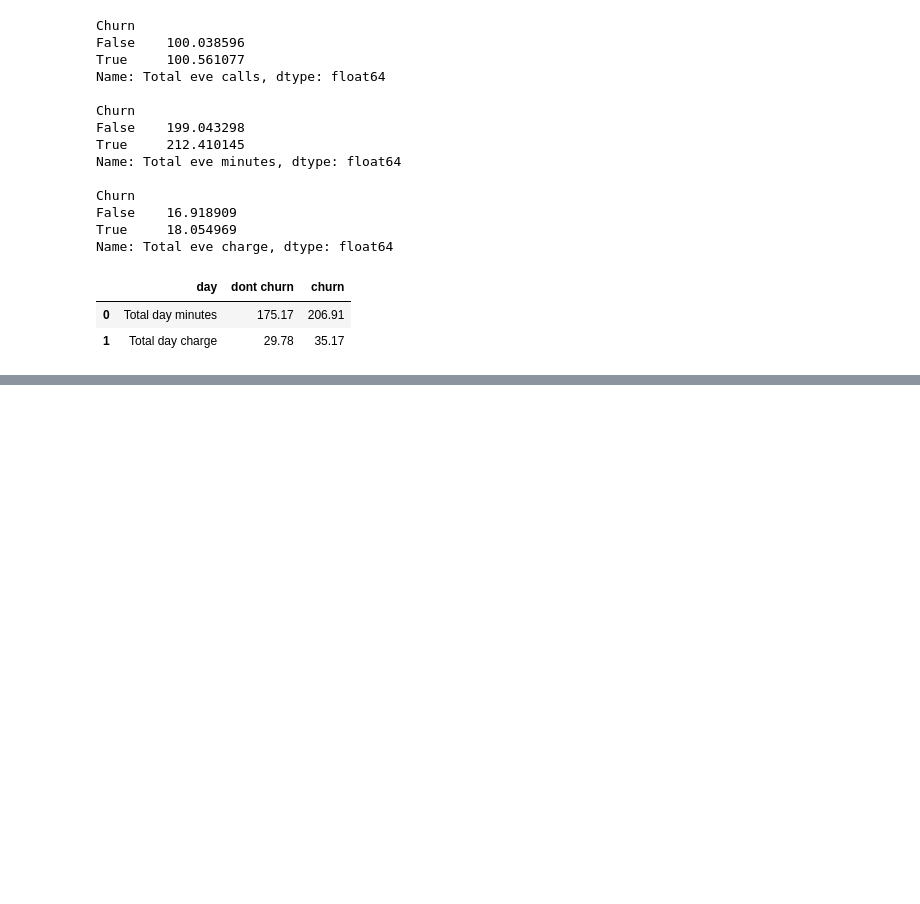
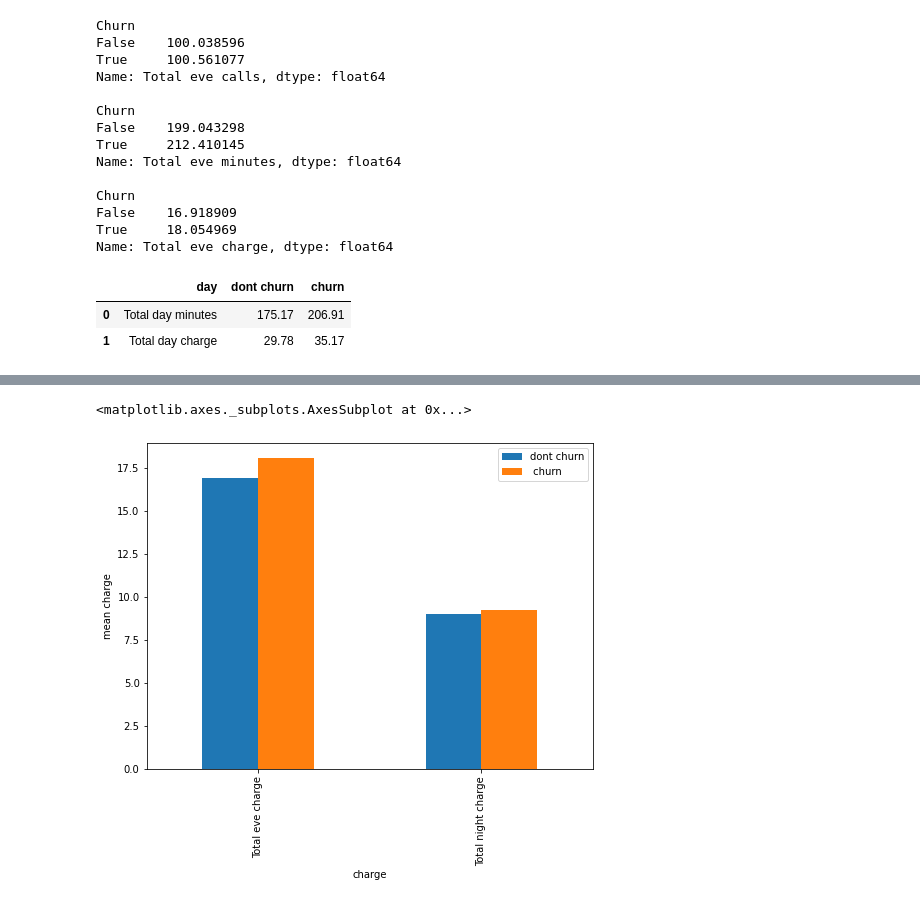
Before and after one commit to Creatrohit9/tele_churn-ANALYSIS, a Jupyter notebook: rohit_bhadauriya_EDA_2Telecom_Churn_Analysis_Capstone_Project.ipynb, the cells around one changed output, grey strips where cells are left out. Cells and saved outputs as stored; diff of their text form; code cells hidden in the pictures; blank space fills up the shorter version.

```diff
--- a/rohit_bhadauriya_EDA_2Telecom_Churn_Analysis_Capstone_Project.ipynb
+++ b/rohit_bhadauriya_EDA_2Telecom_Churn_Analysis_Capstone_Project.ipynb
@@ -583,0 +636,8 @@ minutes_code1
+# %%
+plt.rcParams['figure.figsize'] = (8,6)
+
+
+minutes_code3.plot(kind='bar', x='charge',ylabel='mean charge')
+# %% [output]
+<matplotlib.axes._subplots.AxesSubplot at 0x...>
+[figure, added]
```
Also changed, not shown: parts of 4 cells of this notebook.
